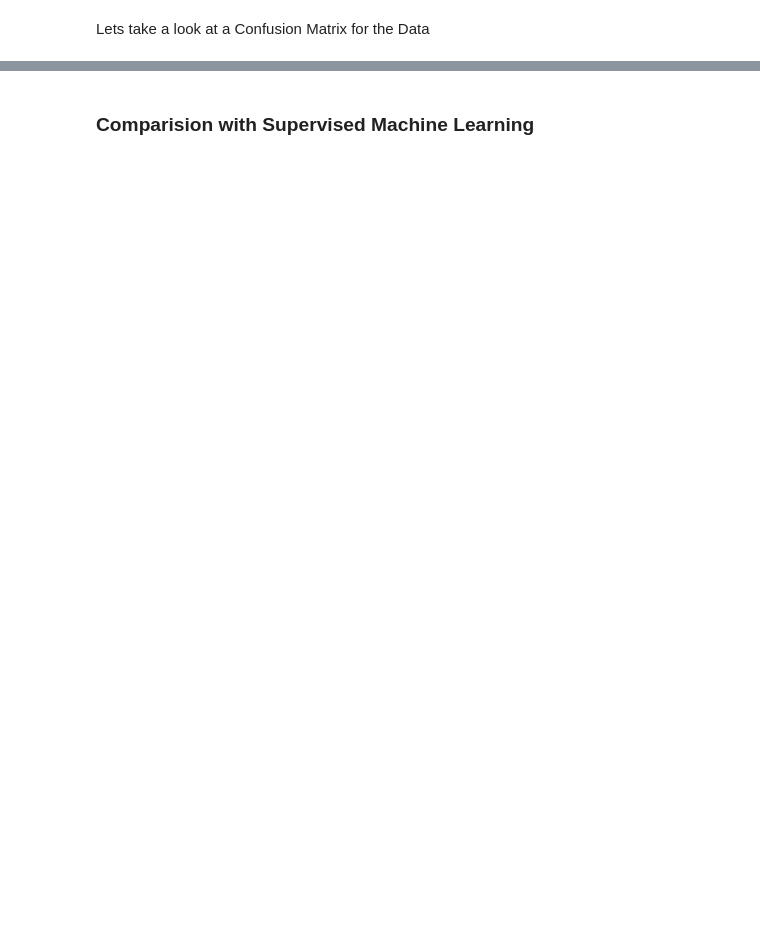
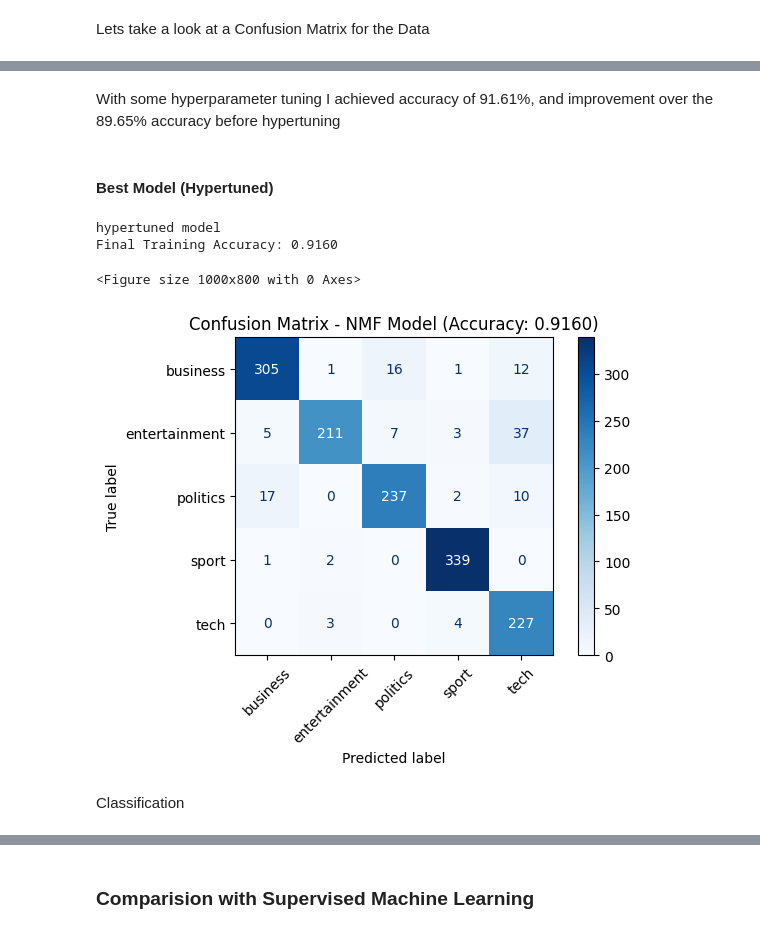
Before and after one commit to GHeart01/BCC_News_Classification, a Jupyter notebook: BBC_News_Classification_Project.ipynb, the cells around one changed output, grey strips where cells are left out. Saved outputs shown, nothing was run; the diff lists cells and outputs as text; code cells hidden in the pictures; blank space fills up the shorter version.

```diff
--- a/BBC_News_Classification_Project.ipynb
+++ b/BBC_News_Classification_Project.ipynb
@@ -282,0 +238,20 @@ ValueError: could not convert string to float: 'winter freeze keeps oil above $5
+# %%
+# Combine train and test texts for TF-IDF fitting (unsupervised approach)
+all_texts = pd.concat([data_train['Text'], data_test['Text']], ignore_index=True)
+print(f"Combined corpus size: {len(all_texts)} documents")
+
+# Refit TF-IDF on combined corpus
+tfidf_combined = TfidfVectorizer(
+    max_df=0.95,
+    min_df=2,
+    stop_words='english',
+    # max_features=5000
+)
+
+X_combined = tfidf_combined.fit_transform(all_texts)
+X_train_combined = X_combined[:len(data_train)]
+X_test_combined = X_combined[len(data_train):]
+
+print(f"Combined TF-IDF matrix shape: {X_combined.shape}")
+print(f"Train subset shape: {X_train_combined.shape}")
+print(f"Test subset shape: {X_test_combined.shape}")
@@ -312,0 +368,44 @@ submission.to_csv('submission.csv', index=False)
+# %% [markdown]
+With some hyperparameter tuning I achieved accuracy of 91.61%, and improvement over the 89.65% accuracy before hypertuning
+# %% [markdown]
+#### Best Model (Hypertuned)
+# %%
+# Retrain best model for detailed analysis
+print("hypertuned model")
+final_model = NMF(**best_params, random_state=42)
+W_final = final_model.fit_transform(X_combined)
+H_final = final_model.components_
+
+# Split results
+W_train_final = W_final[:len(data_train)]
+W_test_final = W_final[len(data_train):]
+
+# Predictions
+y_pred_train_final = W_train_final.argmax(axis=1)
+y_pred_test_final = W_test_final.argmax(axis=1)
+
+# Apply best permutation
+mapped_train_preds = [best_perm[label] for label in y_pred_train_final]
+mapped_test_preds = [best_perm[label] for label in y_pred_test_final]
+
+# Training accuracy
+y_true_train_encoded = label_encoder.fit_transform(data_train['Category'])
+train_accuracy = accuracy_score(y_true_train_encoded, mapped_train_preds)
+print(f"Final Training Accuracy: {train_accuracy:.4f}")
+
+# Confusion Matrix
+plt.figure(figsize=(10, 8))
+cm = confusion_matrix(y_true_train_encoded, mapped_train_preds)
+disp = ConfusionMatrixDisplay(confusion_matrix=cm, display_labels=label_encoder.classes_)
+disp.plot(cmap="Blues", values_format='d')
+plt.title(f"Confusion Matrix - NMF Model (Accuracy: {train_accuracy:.4f})")
+plt.xticks(rotation = 45)
+plt.tight_layout()
+plt.show()
+# %% [output]
+hypertuned model
+Final Training Accuracy: 0.9160
+<Figure size 1000x800 with 0 Axes>
+[figure, added]
+# %% [markdown]
+Classification
```
Also changed, not shown: parts of 46 cells of this notebook.
